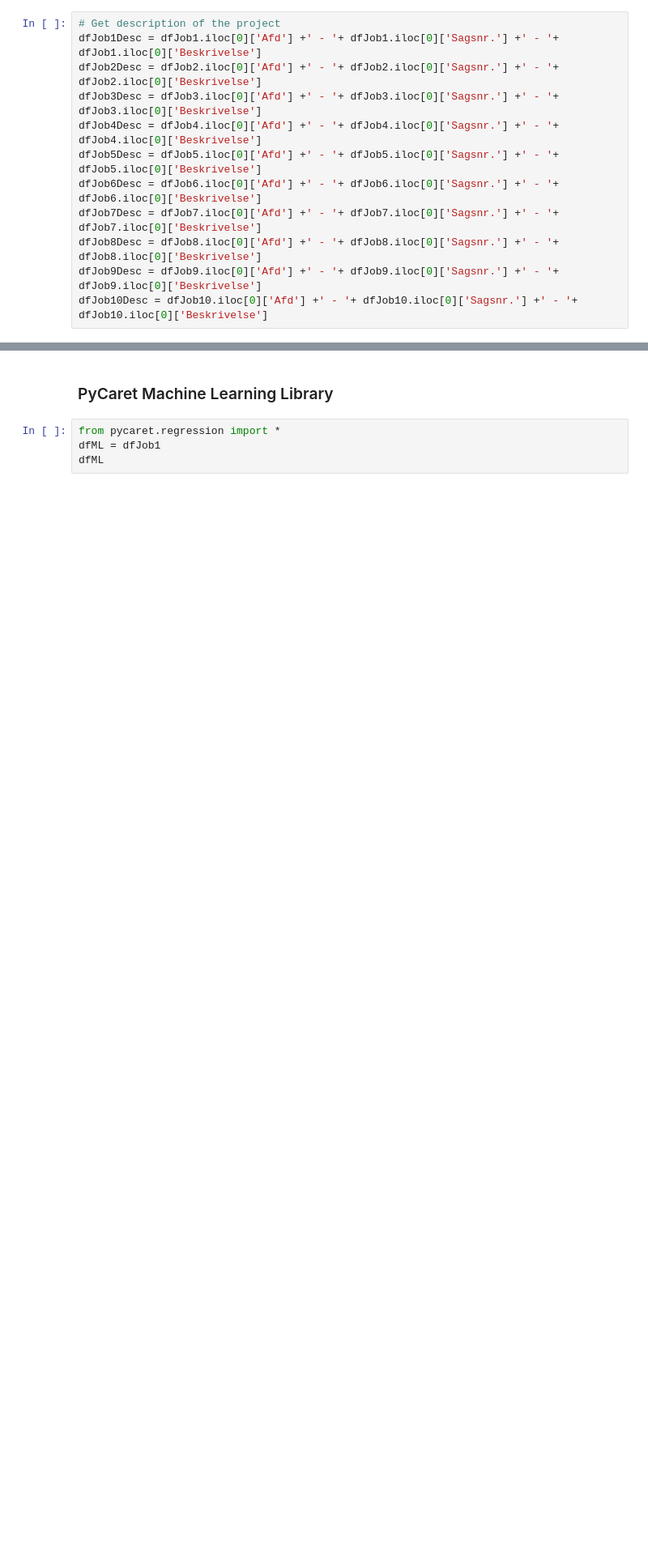
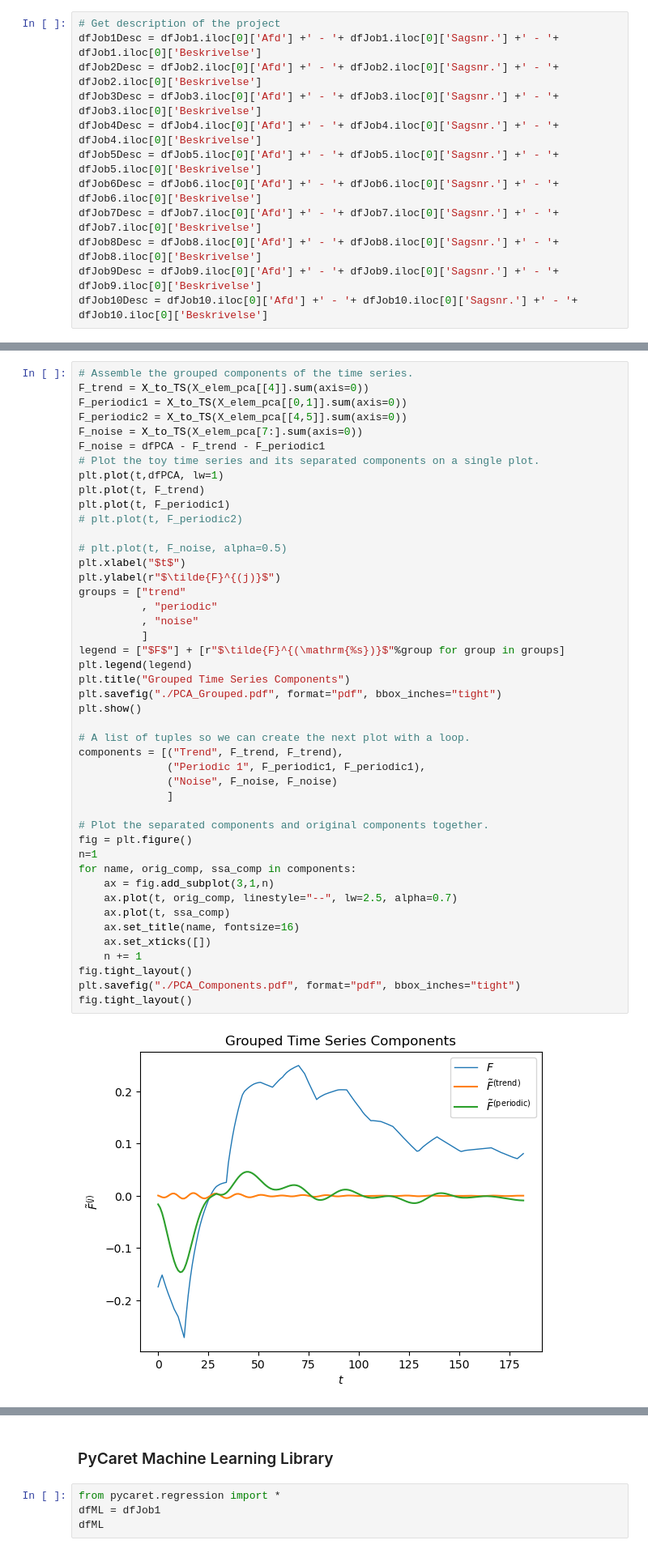
Before and after one commit to tobiasbrammer/4873-Project-based-Internship, a Jupyter notebook: Time Series Analysis/Udtræk.ipynb, the cells around one changed output, grey strips where cells are left out. Shown at 81% size. Saved outputs shown, nothing was run; the diff lists cells and outputs as text; blank space fills up the shorter version.

```diff
--- a/Time Series Analysis/Udtræk.ipynb
+++ b/Time Series Analysis/Udtræk.ipynb
@@ -510,0 +1275,47 @@ No artists with labels found to put in legend.  Note that artists whose label st
+# %%
+# Assemble the grouped components of the time series.
+F_trend = X_to_TS(X_elem_pca[[4]].sum(axis=0))
+F_periodic1 = X_to_TS(X_elem_pca[[0,1]].sum(axis=0))
+F_periodic2 = X_to_TS(X_elem_pca[[4,5]].sum(axis=0))
+F_noise = X_to_TS(X_elem_pca[7:].sum(axis=0))
+F_noise = dfPCA - F_trend - F_periodic1
+# Plot the toy time series and its separated components on a single plot.
+plt.plot(t,dfPCA, lw=1)
+plt.plot(t, F_trend)
+plt.plot(t, F_periodic1)
+# plt.plot(t, F_periodic2)
+
+# plt.plot(t, F_noise, alpha=0.5)
+plt.xlabel("$t$")
+plt.ylabel(r"$\tilde{F}^{(j)}$")
+groups = ["trend"
+          , "periodic"
+          , "noise"
+          ]
+legend = ["$F$"] + [r"$\tilde{F}^{(\mathrm{%s})}$"%group for group in groups]
+plt.legend(legend)
+plt.title("Grouped Time Series Components")
+plt.savefig("./PCA_Grouped.pdf", format="pdf", bbox_inches="tight")
+plt.show()
+
+# A list of tuples so we can create the next plot with a loop.
+components = [("Trend", F_trend, F_trend),
+              ("Periodic 1", F_periodic1, F_periodic1),
+              ("Noise", F_noise, F_noise)
+              ]
+
+# Plot the separated components and original components together.
+fig = plt.figure()
+n=1
+for name, orig_comp, ssa_comp in components:
+    ax = fig.add_subplot(3,1,n)
+    ax.plot(t, orig_comp, linestyle="--", lw=2.5, alpha=0.7)
+    ax.plot(t, ssa_comp)
+    ax.set_title(name, fontsize=16)
+    ax.set_xticks([])
+    n += 1
+fig.tight_layout()
+plt.savefig("./PCA_Components.pdf", format="pdf", bbox_inches="tight")
+fig.tight_layout()
+# %% [output]
+[figure, added]
```
Also changed, not shown: parts of 32 cells of this notebook, 9 other files.
